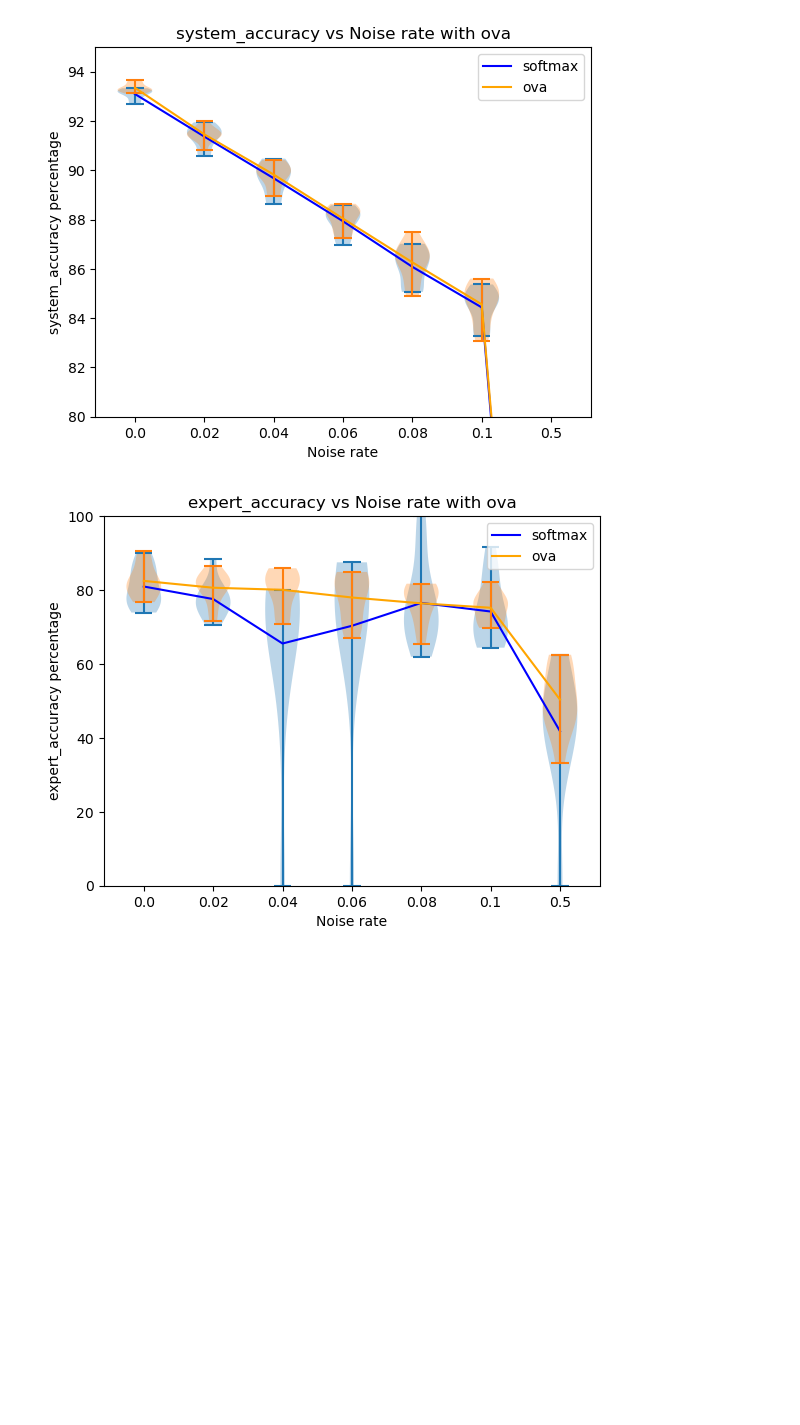
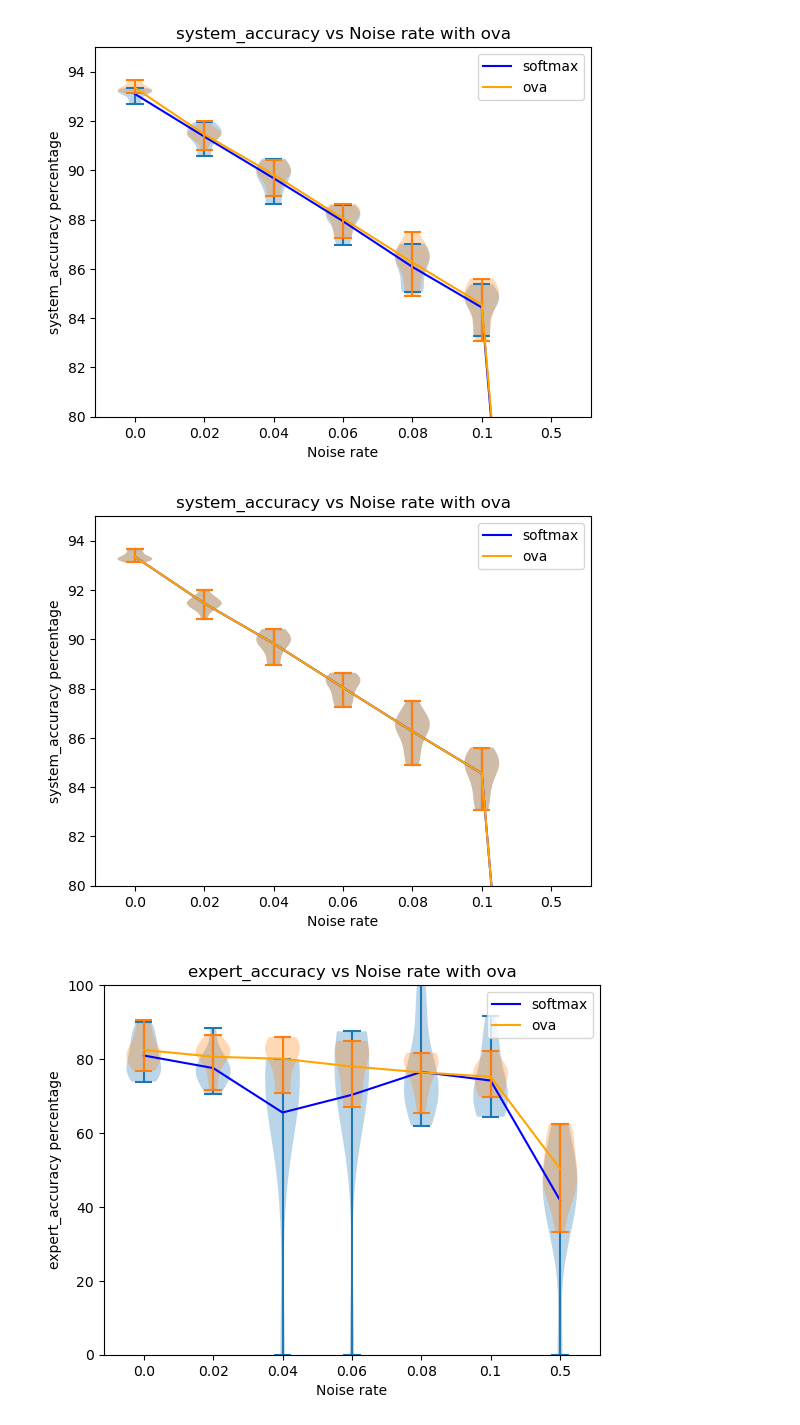
Before and after one commit to LeonPeric/Multi_L2D, a Jupyter notebook: Hatespeech/analysis.ipynb, the cells around one changed output. Drawn from its saved outputs; the diff is of its cells as text; code cells hidden in the pictures; blank space fills up the shorter version.

```diff
--- a/Hatespeech/analysis.ipynb
+++ b/Hatespeech/analysis.ipynb
@@ -62,6 +69,10 @@ plot_metrics("coverage", [(70, 100), (70, 100)])
 plot_metrics("system_accuracy", [(80, 95), (80, 95)])
 # %% [output]
 [figure]
+# %%
+plot_metrics("system_accuracy", [(80, 95), (80, 95)], avg_std_error_rates_list_expert4)
+# %% [output]
+[figure, added]
 # %%
 plot_metrics("expert_accuracy", [(0, 100), (0, 100)])
 # %% [output]
```
Also changed, not shown: parts of 5 cells of this notebook, 4 other files.
